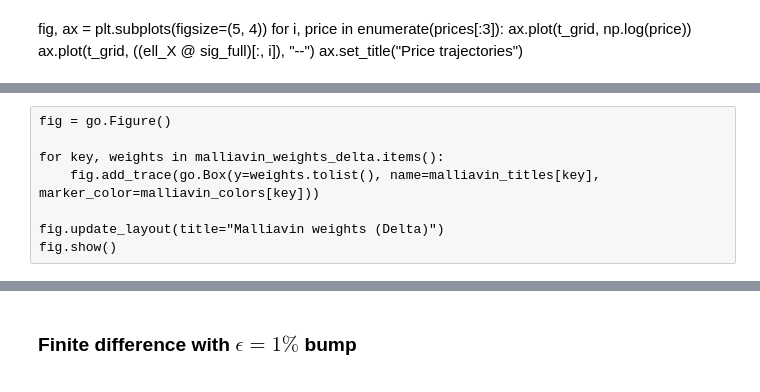
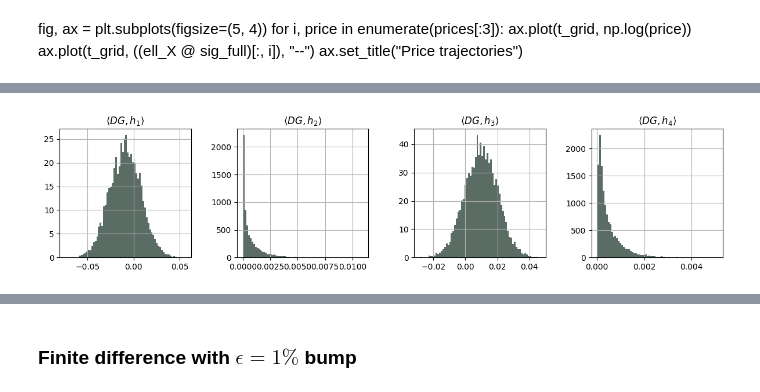
Before and after one commit to MrG1raffe/signature, a Jupyter notebook: notebooks/SigMalliavin.ipynb, the cells around one changed output, grey strips where cells are left out. Cells and saved outputs as stored; diff of their text form; code cells hidden in the pictures.

```diff
--- a/notebooks/SigMalliavin.ipynb
+++ b/notebooks/SigMalliavin.ipynb
@@ -371,3 +381,22 @@ NameError: name 'psi_ell_x_sig_T' is not defined
+# %%
+fig, ax = plt.subplots(1, 4, figsize=(12, 3))
+
+n_bins = 70
+
+ax[0].hist(psi_ell_x_sig_T, bins=n_bins, density=True)
+ax[0].set_title(r"$\langle D G, h_1 \rangle$")
+ax[1].hist(diamond_ell_x_sig_T, bins=n_bins, density=True)
+ax[1].set_title(r"$\langle D G, h_2 \rangle$")
+ax[2].hist(integrated_vol, bins=n_bins, density=True)
+ax[2].set_title(r"$\langle D G, h_3 \rangle$")
+ax[3].hist(integrated_var, bins=n_bins, density=True)
+ax[3].set_title(r"$\langle D G, h_4 \rangle$")
+
+plt.show()
+
+fig.savefig("instability_hist.pdf", format="pdf", bbox_inches="tight", transparent=True)
+# %% [output]
+[figure, added]
 # %%
 ## Generic framework
 sig_T = sig_full
@@ -423,11 +452,3 @@ malliavin_titles = {
     "h^3": "Malliavin, h3",
     "h^4": "Malliavin, h4",
 }
-# %% [raw]
-fig = go.Figure()
-
-for key, weights in malliavin_weights_delta.items():
-    fig.add_trace(go.Box(y=weights.tolist(), name=malliavin_titles[key], marker_color=malliavin_colors[key]))
-
-fig.update_layout(title="Malliavin weights (Delta)")
-fig.show()
```
Also changed, not shown: parts of 25 cells of this notebook, 4 other files.
